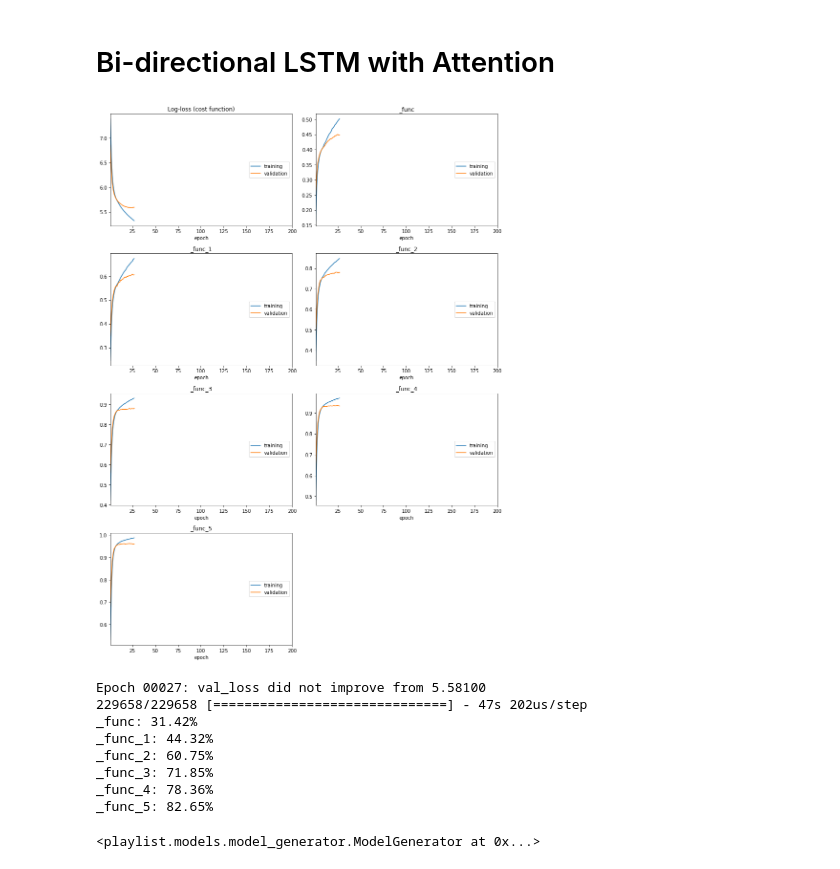
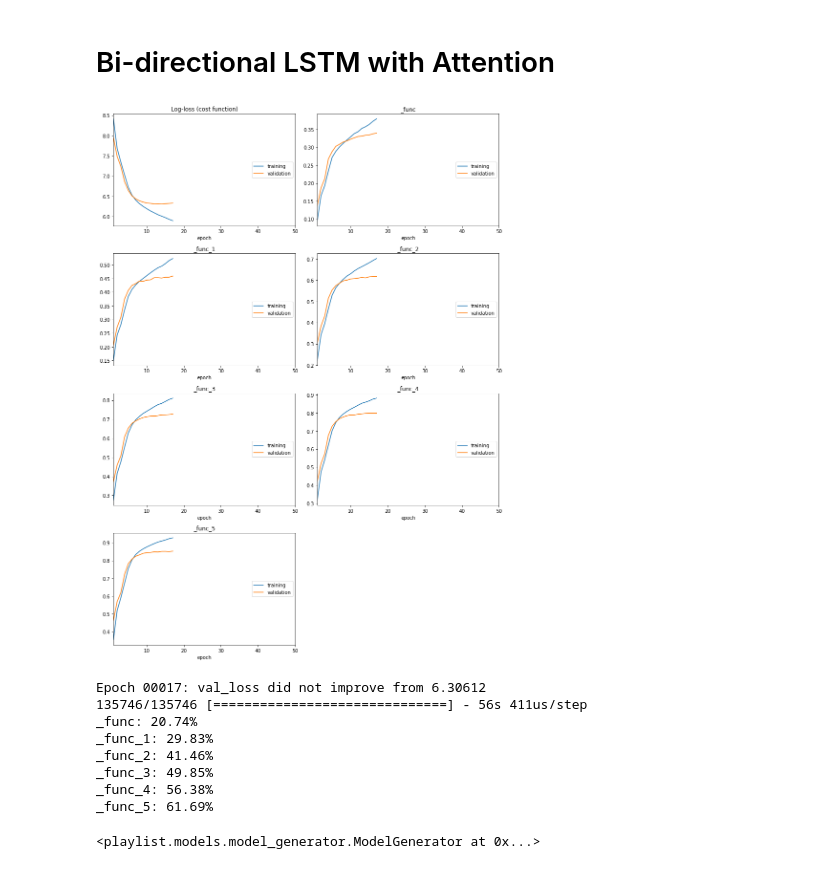
Before and after one commit to burakkose/rnn-playlist-prediction, a Jupyter notebook: bi-lstm-with-attention.ipynb, the cells around one changed output. Cells and saved outputs as stored; diff of their text form; code cells hidden in the pictures.

Commit message:
Attention BiLSTM on big dataset

```diff
--- a/bi-lstm-with-attention.ipynb
+++ b/bi-lstm-with-attention.ipynb
@@ -2,16 +2,17 @@
 # Bi-directional LSTM with Attention
 # %%
 from playlist.models.model_generator import ModelGenerator, ModelName
+from playlist.tools.data import DatasetMode
 
-ModelGenerator(model_name=ModelName.attention_bilstm).process().evaluate()
+ModelGenerator(mode=DatasetMode.big, model_name=ModelName.attention_bilstm).process().evaluate()
 # %% [output]
-[figure, old version]
+[figure, new version]
-Epoch 00027: val_loss did not improve from 5.58100
-229658/229658 [==============================] - 47s 202us/step
-_func: 31.42%
-_func_1: 44.32%
-_func_2: 60.75%
-_func_3: 71.85%
-_func_4: 78.36%
-_func_5: 82.65%
+Epoch 00017: val_loss did not improve from 6.30612
+135746/135746 [==============================] - 56s 411us/step
+_func: 20.74%
+_func_1: 29.83%
+_func_2: 41.46%
+_func_3: 49.85%
+_func_4: 56.38%
+_func_5: 61.69%
 <playlist.models.model_generator.ModelGenerator at 0x...>
```
Also changed, not shown: 3 other files.
